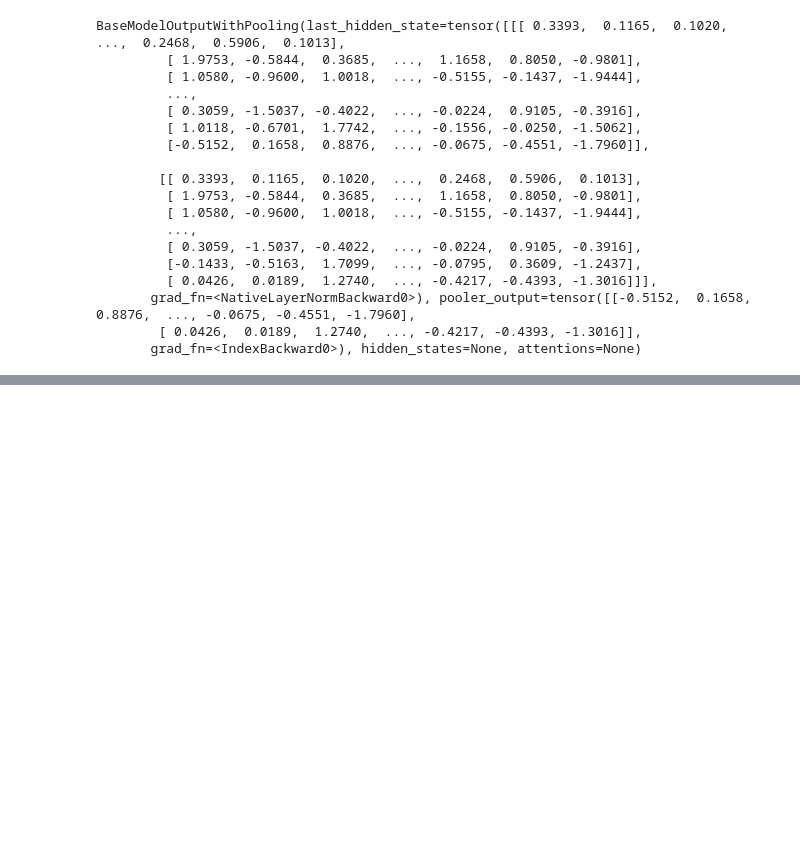
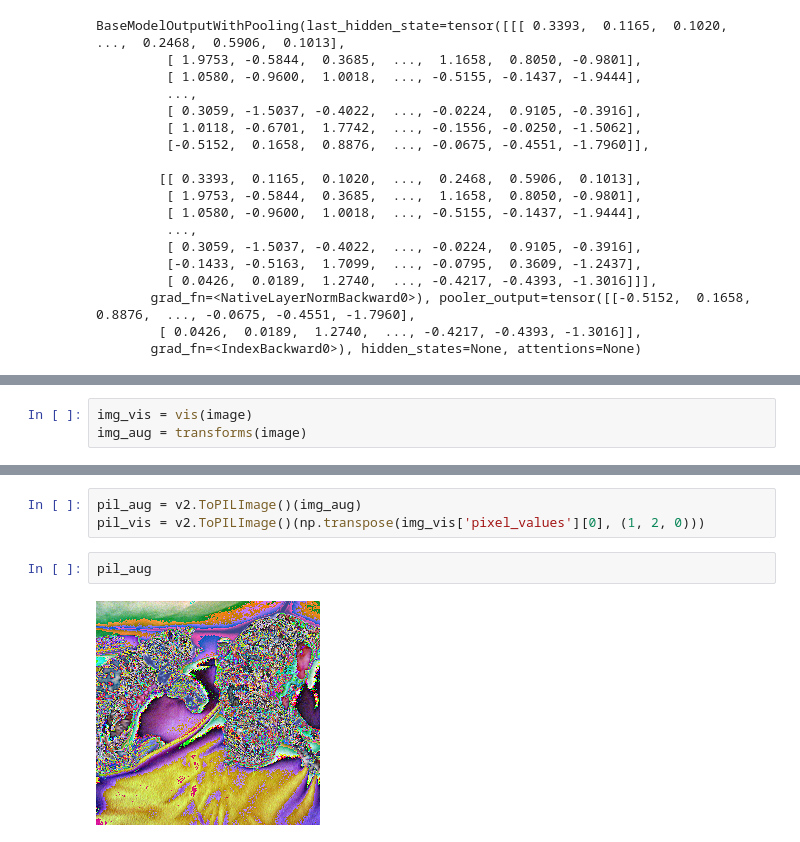
Before and after one commit to nysalvi/clip, a Jupyter notebook: example.ipynb, the cells around one changed output, grey strips where cells are left out. Saved outputs shown, nothing was run; the diff lists cells and outputs as text; blank space fills up the shorter version.

```diff
--- a/example.ipynb
+++ b/example.ipynb
@@ -164,0 +367,3 @@ BaseModelOutputWithPooling(last_hidden_state=tensor([[[ 0.3393,  0.1165,  0.1020
+# %%
+img_vis = vis(image)
+img_aug = transforms(image)
@@ -164,0 +376,7 @@ BaseModelOutputWithPooling(last_hidden_state=tensor([[[ 0.3393,  0.1165,  0.1020
+# %%
+pil_aug = v2.ToPILImage()(img_aug)
+pil_vis = v2.ToPILImage()(np.transpose(img_vis['pixel_values'][0], (1, 2, 0)))
+# %%
+pil_aug
+# %% [output]
+[figure, added]
```
Also changed, not shown: parts of 30 cells of this notebook, 5 other files.
